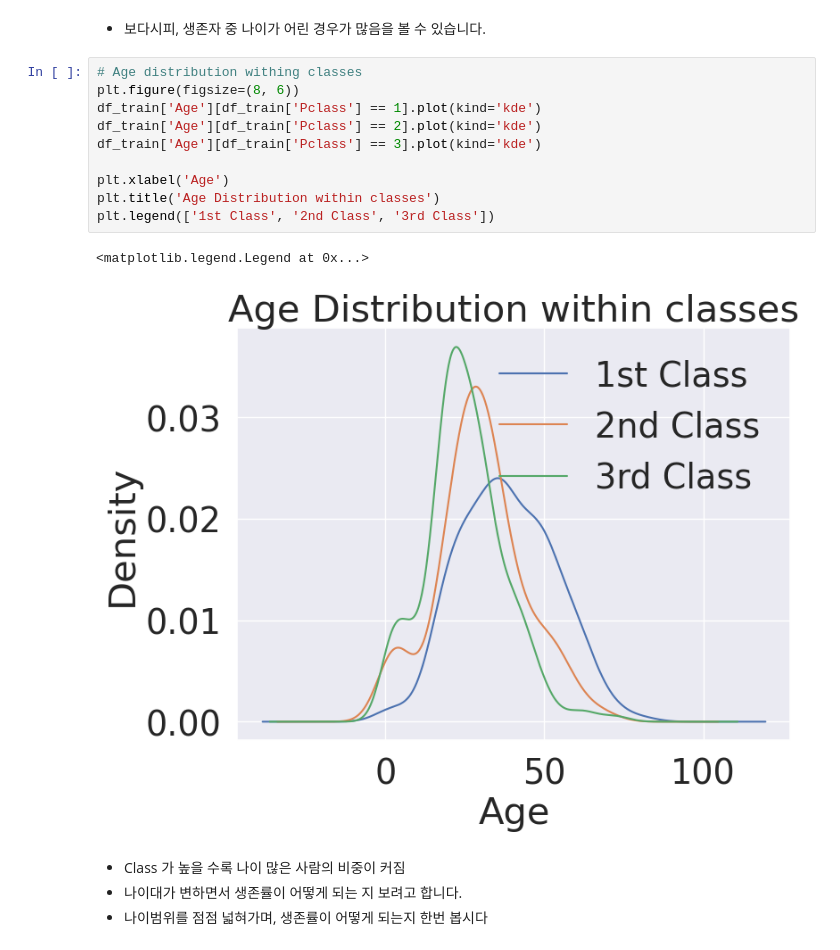
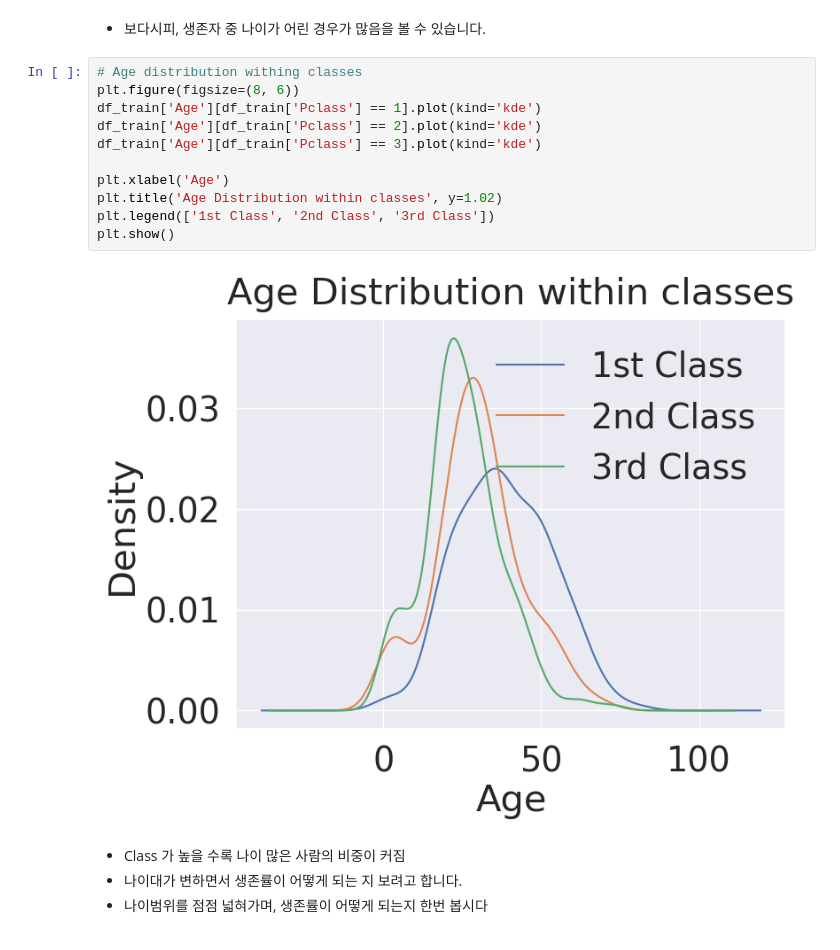
Before and after one commit to JHyeok-Choi/Kaggle_Transcription, a Jupyter notebook: [KT-01]Titanic-Machine-Learning-from-Disaster/titanic-machine-learning-from-disaster.ipynb, the cells around one changed output. Saved outputs shown, nothing was run; the diff lists cells and outputs as text.

```diff
--- a/[KT-01]Titanic-Machine-Learning-from-Disaster/titanic-machine-learning-from-disaster.ipynb
+++ b/[KT-01]Titanic-Machine-Learning-from-Disaster/titanic-machine-learning-from-disaster.ipynb
@@ -302,16 +315,16 @@ plt.show()
 # %%
 # Age distribution withing classes
 plt.figure(figsize=(8, 6))
 df_train['Age'][df_train['Pclass'] == 1].plot(kind='kde')
 df_train['Age'][df_train['Pclass'] == 2].plot(kind='kde')
 df_train['Age'][df_train['Pclass'] == 3].plot(kind='kde')
 
 plt.xlabel('Age')
-plt.title('Age Distribution within classes')
+plt.title('Age Distribution within classes', y=1.02)
 plt.legend(['1st Class', '2nd Class', '3rd Class'])
+plt.show()
 # %% [output]
-<matplotlib.legend.Legend at 0x...>
-[figure, old version]
+[figure, new version]
 # %% [markdown]
 * Class 가 높을 수록 나이 많은 사람의 비중이 커짐
 * 나이대가 변하면서 생존률이 어떻게 되는 지 보려고 합니다.
```
Also changed, not shown: parts of 16 cells of this notebook.
